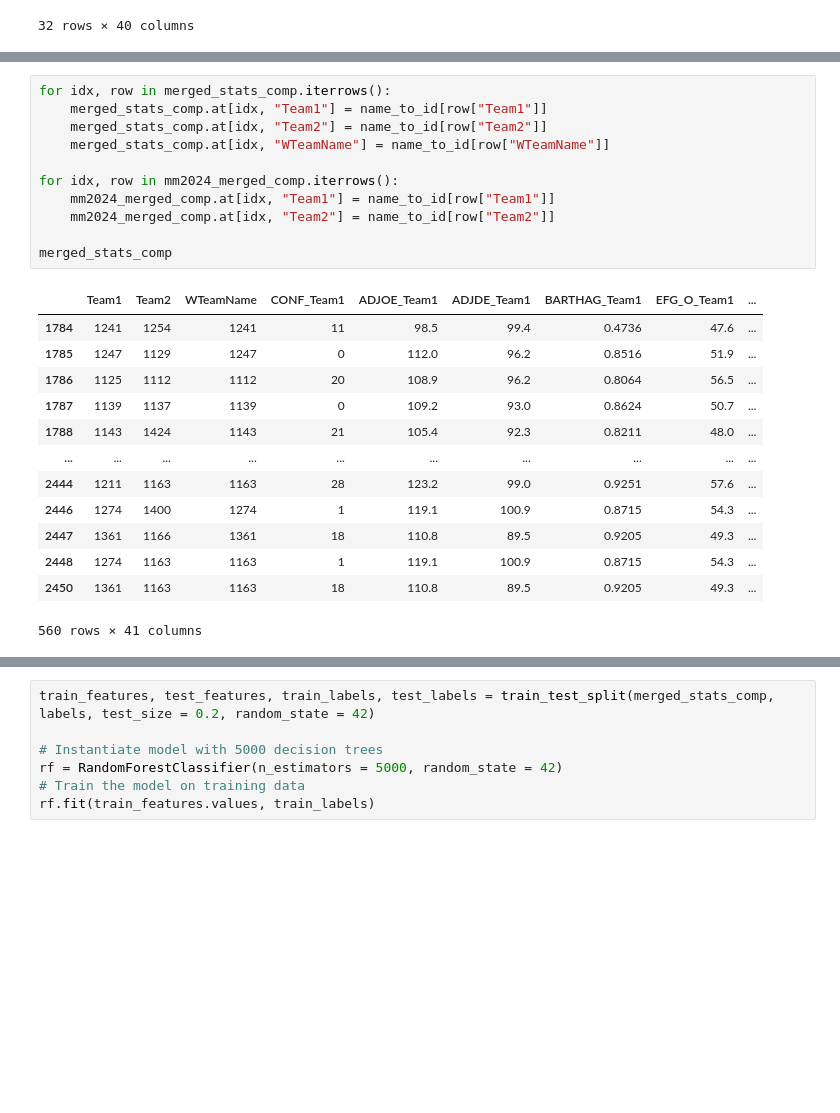
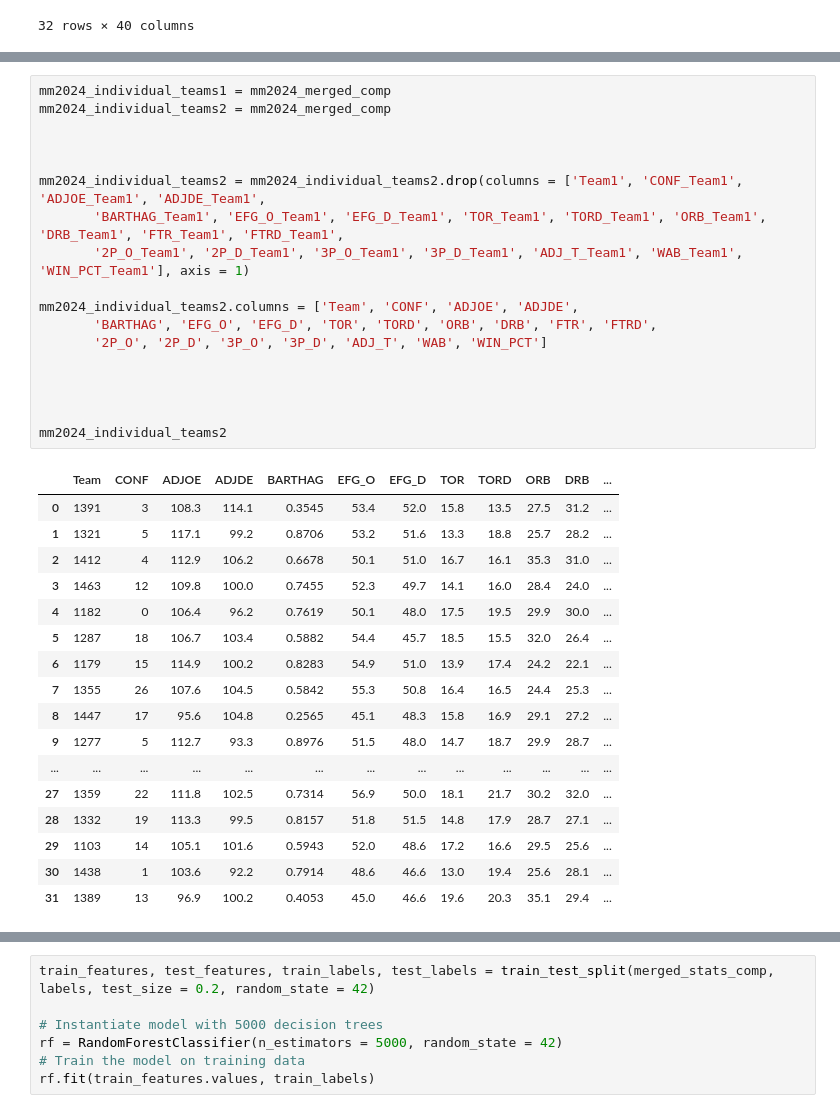
Before and after one commit to ddixon18/march-madness-prediction, a Jupyter notebook: bracket-prediction-2024.ipynb, the cells around one changed output, grey strips where cells are left out. Saved outputs shown, nothing was run; the diff lists cells and outputs as text; blank space fills up the shorter version.

```diff
--- a/bracket-prediction-2024.ipynb
+++ b/bracket-prediction-2024.ipynb
@@ -395,25 +433,36 @@ mm2024_merged_comp
 # %%
-for idx, row in merged_stats_comp.iterrows():
-    merged_stats_comp.at[idx, "Team1"] = name_to_id[row["Team1"]]
-    merged_stats_comp.at[idx, "Team2"] = name_to_id[row["Team2"]]
-    merged_stats_comp.at[idx, "WTeamName"] = name_to_id[row["WTeamName"]]
+mm2024_individual_teams1 = mm2024_merged_comp
+mm2024_individual_teams2 = mm2024_merged_comp
 
-for idx, row in mm2024_merged_comp.iterrows():
-    mm2024_merged_comp.at[idx, "Team1"] = name_to_id[row["Team1"]]
-    mm2024_merged_comp.at[idx, "Team2"] = name_to_id[row["Team2"]]
 
-merged_stats_comp
+
+mm2024_individual_teams2 = mm2024_individual_teams2.drop(columns = ['Team1', 'CONF_Team1', 'ADJOE_Team1', 'ADJDE_Team1',
+       'BARTHAG_Team1', 'EFG_O_Team1', 'EFG_D_Team1', 'TOR_Team1', 'TORD_Team1', 'ORB_Team1', 'DRB_Team1', 'FTR_Team1', 'FTRD_Team1',
+       '2P_O_Team1', '2P_D_Team1', '3P_O_Team1', '3P_D_Team1', 'ADJ_T_Team1', 'WAB_Team1', 'WIN_PCT_Team1'], axis = 1)
+
+mm2024_individual_teams2.columns = ['Team', 'CONF', 'ADJOE', 'ADJDE',
+       'BARTHAG', 'EFG_O', 'EFG_D', 'TOR', 'TORD', 'ORB', 'DRB', 'FTR', 'FTRD',
+       '2P_O', '2P_D', '3P_O', '3P_D', 'ADJ_T', 'WAB', 'WIN_PCT']
+
+
+
+
+mm2024_individual_teams2
 # %% [output]
-|  | Team1 | Team2 | WTeamName | CONF_Team1 | ADJOE_Team1 | ADJDE_Team1 | BARTHAG_Team1 | EFG_O_Team1 | ... |
-| 1784 | 1241 | 1254 | 1241 | 11 | 98.5 | 99.4 | 0.4736 | 47.6 | ... |
-| 1785 | 1247 | 1129 | 1247 | 0 | 112.0 | 96.2 | 0.8516 | 51.9 | ... |
-| 1786 | 1125 | 1112 | 1112 | 20 | 108.9 | 96.2 | 0.8064 | 56.5 | ... |
-| 1787 | 1139 | 1137 | 1139 | 0 | 109.2 | 93.0 | 0.8624 | 50.7 | ... |
-| 1788 | 1143 | 1424 | 1143 | 21 | 105.4 | 92.3 | 0.8211 | 48.0 | ... |
-| ... | ... | ... | ... | ... | ... | ... | ... | ... | ... |
-| 2444 | 1211 | 1163 | 1163 | 28 | 123.2 | 99.0 | 0.9251 | 57.6 | ... |
-| 2446 | 1274 | 1400 | 1274 | 1 | 119.1 | 100.9 | 0.8715 | 54.3 | ... |
-| 2447 | 1361 | 1166 | 1361 | 18 | 110.8 | 89.5 | 0.9205 | 49.3 | ... |
-| 2448 | 1274 | 1163 | 1163 | 1 | 119.1 | 100.9 | 0.8715 | 54.3 | ... |
-| 2450 | 1361 | 1163 | 1163 | 18 | 110.8 | 89.5 | 0.9205 | 49.3 | ... |
+|  | Team | CONF | ADJOE | ADJDE | BARTHAG | EFG_O | EFG_D | TOR | TORD | ORB | DRB | ... |
+| 0 | 1391 | 3 | 108.3 | 114.1 | 0.3545 | 53.4 | 52.0 | 15.8 | 13.5 | 27.5 | 31.2 | ... |
+| 1 | 1321 | 5 | 117.1 | 99.2 | 0.8706 | 53.2 | 51.6 | 13.3 | 18.8 | 25.7 | 28.2 | ... |
+| 2 | 1412 | 4 | 112.9 | 106.2 | 0.6678 | 50.1 | 51.0 | 16.7 | 16.1 | 35.3 | 31.0 | ... |
+| 3 | 1463 | 12 | 109.8 | 100.0 | 0.7455 | 52.3 | 49.7 | 14.1 | 16.0 | 28.4 | 24.0 | ... |
+| 4 | 1182 | 0 | 106.4 | 96.2 | 0.7619 | 50.1 | 48.0 | 17.5 | 19.5 | 29.9 | 30.0 | ... |
+| 5 | 1287 | 18 | 106.7 | 103.4 | 0.5882 | 54.4 | 45.7 | 18.5 | 15.5 | 32.0 | 26.4 | ... |
+| 6 | 1179 | 15 | 114.9 | 100.2 | 0.8283 | 54.9 | 51.0 | 13.9 | 17.4 | 24.2 | 22.1 | ... |
+| 7 | 1355 | 26 | 107.6 | 104.5 | 0.5842 | 55.3 | 50.8 | 16.4 | 16.5 | 24.4 | 25.3 | ... |
+| 8 | 1447 | 17 | 95.6 | 104.8 | 0.2565 | 45.1 | 48.3 | 15.8 | 16.9 | 29.1 | 27.2 | ... |
+| 9 | 1277 | 5 | 112.7 | 93.3 | 0.8976 | 51.5 | 48.0 | 14.7 | 18.7 | 29.9 | 28.7 | ... |
+| ... | ... | ... | ... | ... | ... | ... | ... | ... | ... | ... | ... | ... |
+| 27 | 1359 | 22 | 111.8 | 102.5 | 0.7314 | 56.9 | 50.0 | 18.1 | 21.7 | 30.2 | 32.0 | ... |
+| 28 | 1332 | 19 | 113.3 | 99.5 | 0.8157 | 51.8 | 51.5 | 14.8 | 17.9 | 28.7 | 27.1 | ... |
+| 29 | 1103 | 14 | 105.1 | 101.6 | 0.5943 | 52.0 | 48.6 | 17.2 | 16.6 | 29.5 | 25.6 | ... |
+| 30 | 1438 | 1 | 103.6 | 92.2 | 0.7914 | 48.6 | 46.6 | 13.0 | 19.4 | 25.6 | 28.1 | ... |
+| 31 | 1389 | 13 | 96.9 | 100.2 | 0.4053 | 45.0 | 46.6 | 19.6 | 20.3 | 35.1 | 29.4 | ... |
-560 rows × 41 columns
```
Also changed, not shown: parts of 21 cells of this notebook, 2 other files.
